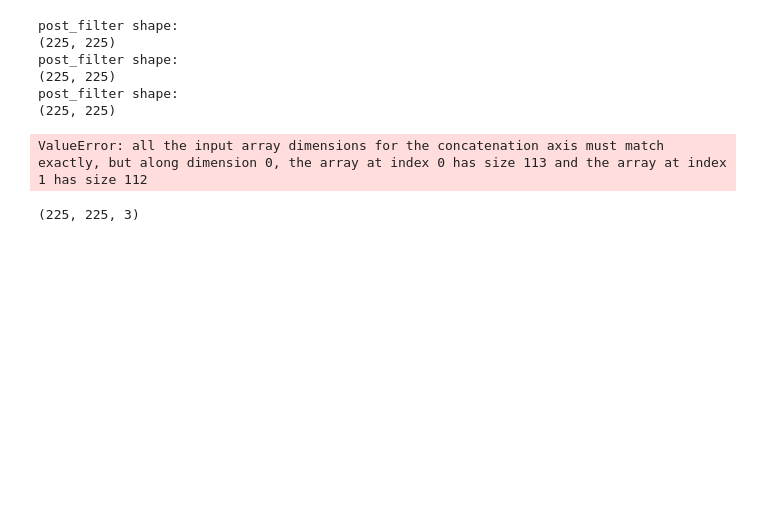
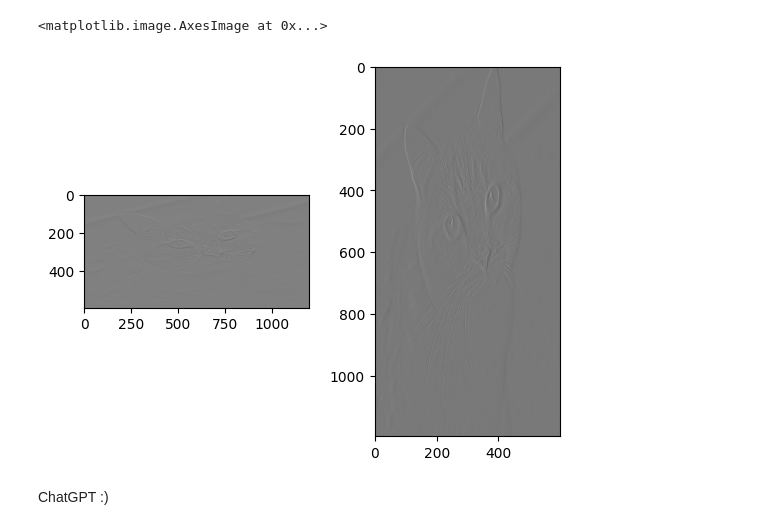
Before and after one commit to aleibz98/Human_Networks, a Jupyter notebook: HM_lab_1_Ex_3.ipynb, the cells around one changed output. Drawn from its saved outputs; the diff is of its cells as text; code cells hidden in the pictures; blank space fills up the shorter version.

```diff
--- a/HM_lab_1_Ex_3.ipynb
+++ b/HM_lab_1_Ex_3.ipynb
@@ -177,19 +191,10 @@ ValueError: all the input array dimensions for the concatenation axis must match
-# %%
-img_2 = Image.open('img_sq.jpeg')
-sq = np.array(img_2) / 255
-
-# rgb 3d filters
-
-sq_post_vert, sq_post_hor = convolve2d(sq, [filter_r, filter_g, filter_b])[0]
-# %% [output]
-post_filter shape:
-(225, 225)
-post_filter shape:
-(225, 225)
-post_filter shape:
-(225, 225)
-ValueError: all the input array dimensions for the concatenation axis must match exactly, but along dimension 0, the array at index 0 has size 113 and the array at index 1 has size 112
-# %%
-sq.shape
-# %% [output]
-(225, 225, 3)
+# %%
+plt.subplot(1, 2, 1)
+plt.imshow(cat_post_vertical, cmap='gray')
+plt.subplot(1, 2, 2)
+plt.imshow(cat_post_horizontal, cmap='gray')
+# %% [output]
+<matplotlib.image.AxesImage at 0x...>
+[figure, added]
+# %% [markdown]
+ChatGPT :)
```
Also changed, not shown: parts of 12 cells of this notebook.
